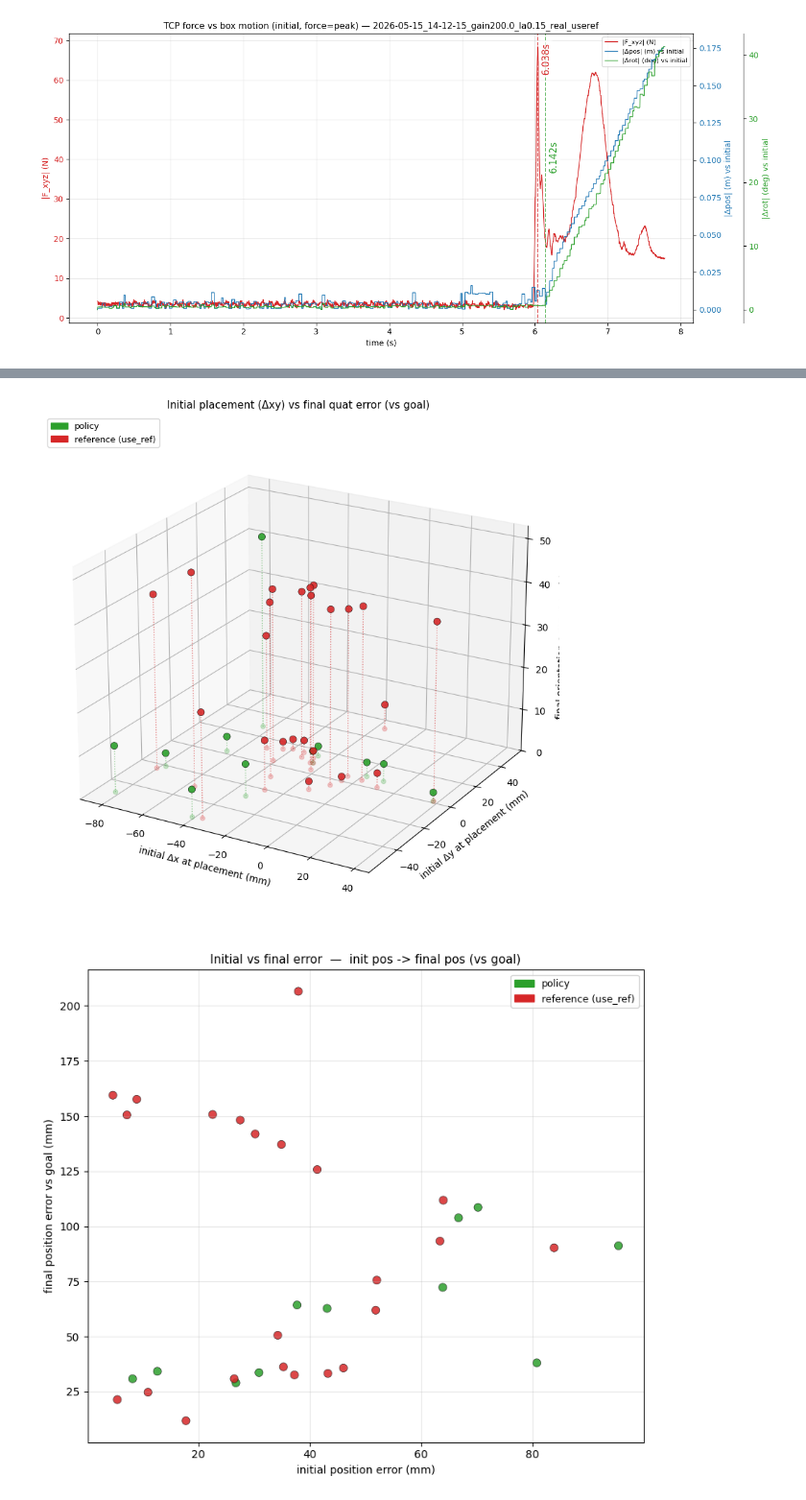
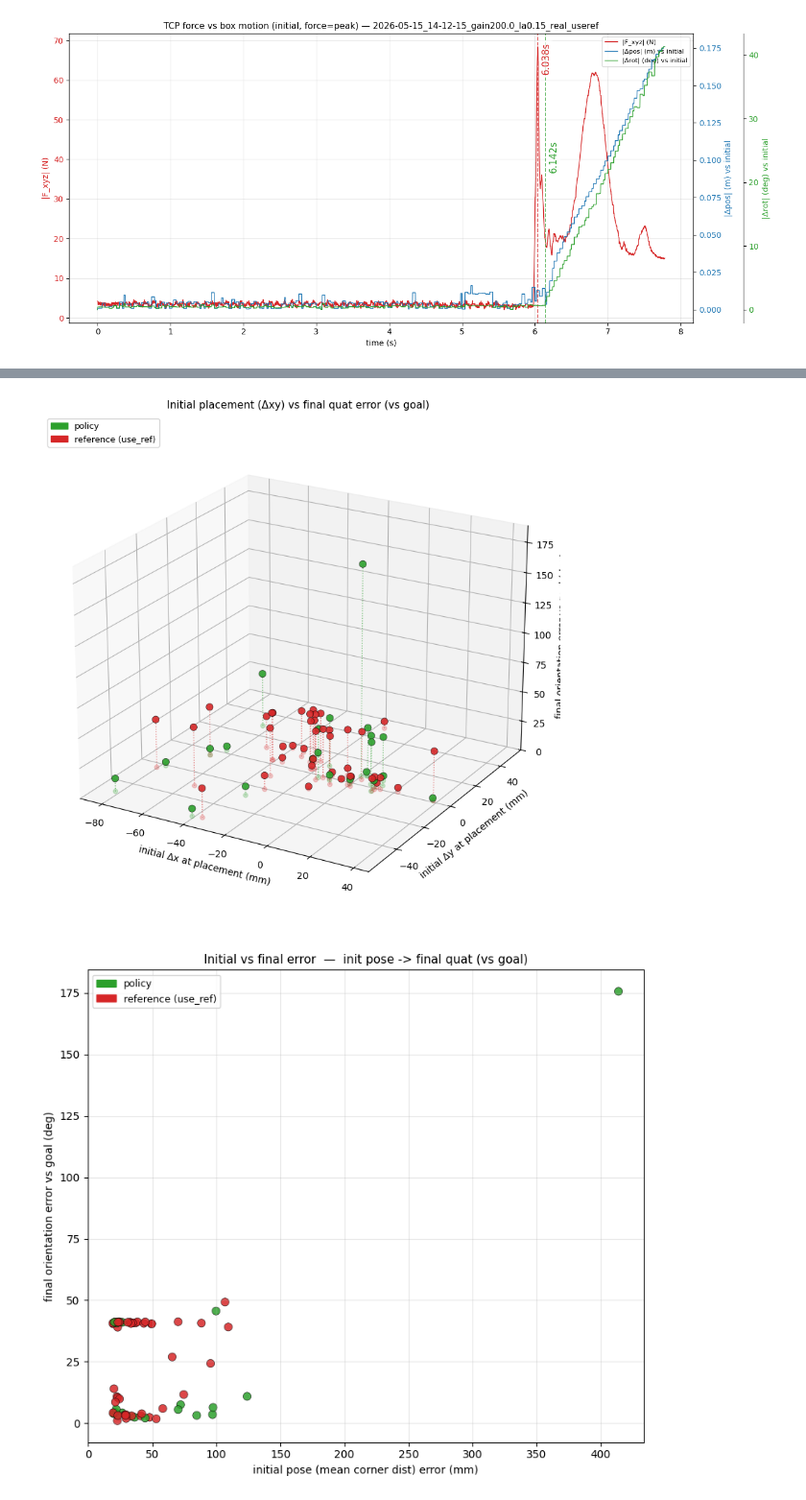
Before and after one commit to Arnibjarnst/BoxLift, a Jupyter notebook: notebooks/analyze_rollout.ipynb, the cells around one changed output, grey strips where cells are left out. Shown at 96% size. Saved outputs shown, nothing was run; the diff lists cells and outputs as text; code cells hidden in the pictures.

```diff
--- a/notebooks/analyze_rollout.ipynb
+++ b/notebooks/analyze_rollout.ipynb
@@ -749,12 +749,15 @@ compare_force_to_box_motion(
 from scripts.eval_boxhinge_rollout import analyze as eval_final_pose, print_summary
 import pandas as pd
 
-results = eval_final_pose("../logs/rsl_rl/boxhinge/2026-05-15_18-02-02_gain_changes", False)
+results = eval_final_pose("../logs/rsl_rl/boxhinge/2026-05-17_17-22-43_boxrotate_on_boxhinge", False)
 df = pd.DataFrame(results)
 
+df = df[df["npz"].str.contains("2026-05-25", na=False)]
+df.loc[df["npz"].str.contains("as0", na=False), "use_ref"] = True
 
-df = df[df["final_phase"] > 200]
+# df = df[df["final_phase"] > 200]
 # df = df[df["lookahead"] == 0.15]
 
+
 len(df)
 # %% [output]
@@ -807,7 +810,7 @@ def plot_error(results, key="ori_err_deg", sort=True):
               loc="lower right", fontsize=9)
     plt.tight_layout()
 # %%
-def plot_init_vs_final(results, x="pos", y="pos", final="goal", annotate=False):
+def plot_init_vs_final(results, x="pose", y="pose", final="goal", annotate=False):
     """Scatter of INITIAL error (x-axis) vs FINAL error (y-axis), one point per
     rollout, coloured like plot_error:
         green = policy    (use_ref == False)
@@ -1083,12 +1131,12 @@ plot_initxy_vs_final(df, z="quat")                    # final orientation error
 # plot_initxy_vs_final(df, z="quat", final="phase", annotate=True)
 # plot_initxy_vs_final(df, z="pos", elev=30, azim=-120) # rotate the 3D view
 # %% [output]
-[figure, old version]
+[figure, new version]
 # %%
-plot_init_vs_final(df, x="pos", y="pos")                                 # init pos -> final pos (vs goal)
+plot_init_vs_final(df, x="pose", y="quat")                                 # init pos -> final pos (vs goal)
 # plot_init_vs_final(df, x="quat", y="quat")           # quat -> quat
 # plot_init_vs_final(df, x="pos",  y="quat")           # initial placement vs final orientation
 # plot_init_vs_final(df, x="quat", y="pos")            # initial tilt vs final position
 # plot_init_vs_final(df, y="quat", final="phase", annotate=True)
 # %% [output]
-[figure, old version]
+[figure, new version]
```
Also changed, not shown: parts of 13 cells of this notebook, 2 other files.
